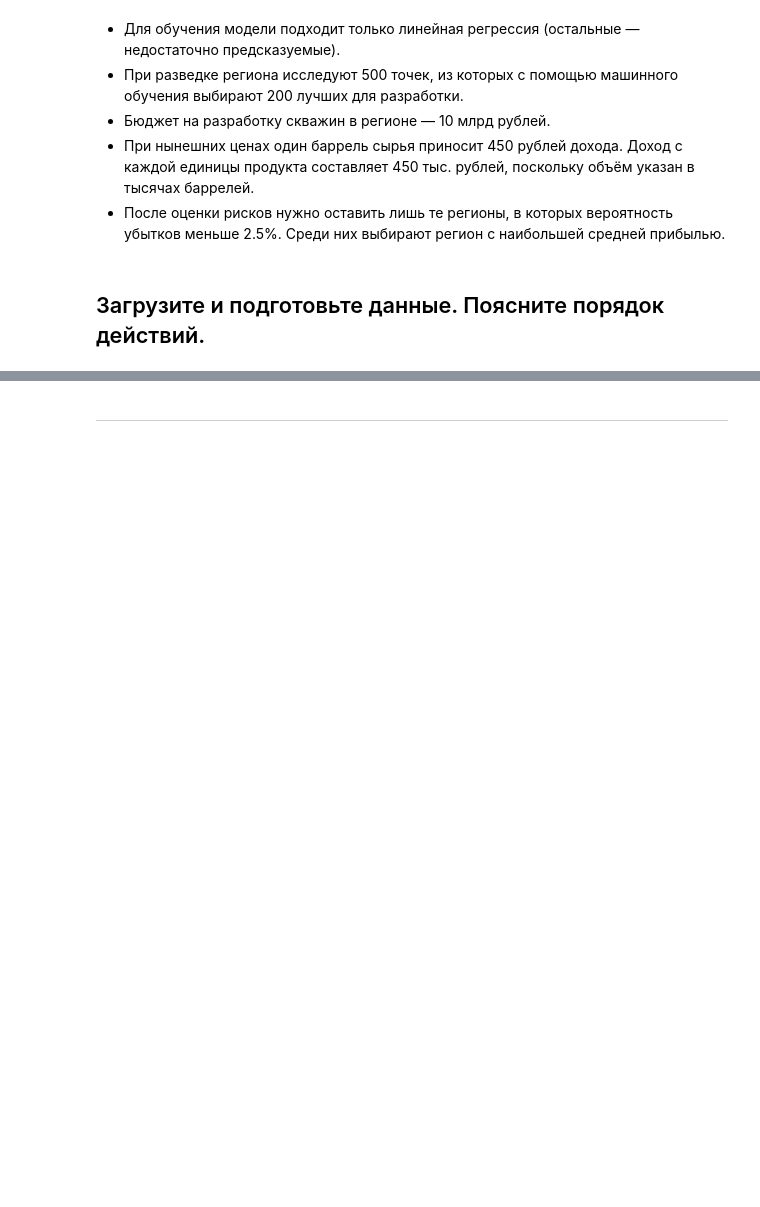
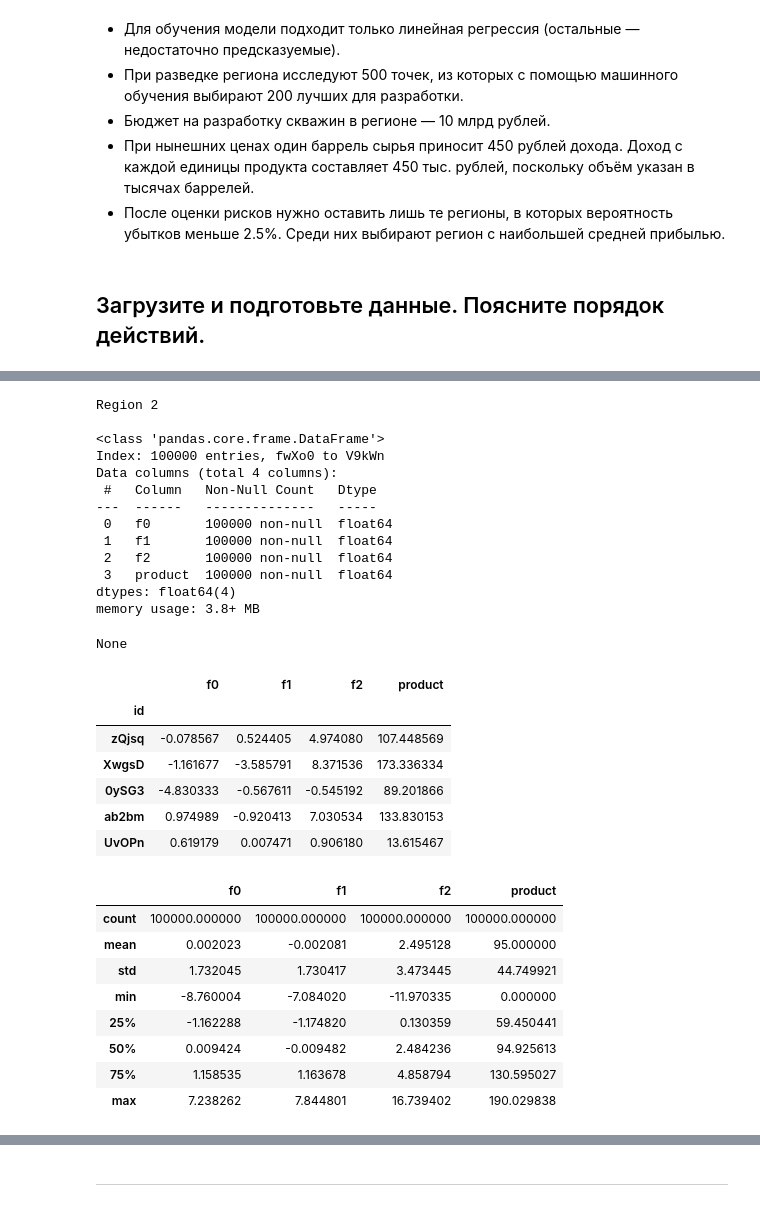
Before and after one commit to zabelin-ds/practicum, a Jupyter notebook: 08_project/sprint_11.ipynb, the cells around one changed output, grey strips where cells are left out. Saved outputs shown, nothing was run; the diff lists cells and outputs as text; code cells hidden in the pictures; blank space fills up the shorter version.

```diff
--- a/08_project/sprint_11.ipynb
+++ b/08_project/sprint_11.ipynb
@@ -184,5 +278,38 @@ display(
 # %%
+print('Region 2', end='\n\n')
 display(
     geo_data_two.info(),
-    geo_data_two.head()
+    geo_data_two.sample(5),
+    geo_data_two.describe(),
 )
+# %% [output]
+Region 2
+
+<class 'pandas.core.frame.DataFrame'>
+Index: 100000 entries, fwXo0 to V9kWn
+Data columns (total 4 columns):
+ #   Column   Non-Null Count   Dtype
+---  ------   --------------   -----
+ 0   f0       100000 non-null  float64
+ 1   f1       100000 non-null  float64
+ 2   f2       100000 non-null  float64
+ 3   product  100000 non-null  float64
+dtypes: float64(4)
+memory usage: 3.8+ MB
+None
+|  | f0 | f1 | f2 | product |
+| id |  |  |  |  |
+| zQjsq | -0.078567 | 0.524405 | 4.974080 | 107.448569 |
+| XwgsD | -1.161677 | -3.585791 | 8.371536 | 173.336334 |
+| 0ySG3 | -4.830333 | -0.567611 | -0.545192 | 89.201866 |
+| ab2bm | 0.974989 | -0.920413 | 7.030534 | 133.830153 |
+| UvOPn | 0.619179 | 0.007471 | 0.906180 | 13.615467 |
+|  | f0 | f1 | f2 | product |
+| count | 100000.000000 | 100000.000000 | 100000.000000 | 100000.000000 |
+| mean | 0.002023 | -0.002081 | 2.495128 | 95.000000 |
+| std | 1.732045 | 1.730417 | 3.473445 | 44.749921 |
+| min | -8.760004 | -7.084020 | -11.970335 | 0.000000 |
+| 25% | -1.162288 | -1.174820 | 0.130359 | 59.450441 |
+| 50% | 0.009424 | -0.009482 | 2.484236 | 94.925613 |
+| 75% | 1.158535 | 1.163678 | 4.858794 | 130.595027 |
+| max | 7.238262 | 7.844801 | 16.739402 | 190.029838 |
```
Also changed, not shown: parts of 15 cells of this notebook, 2 other files.
